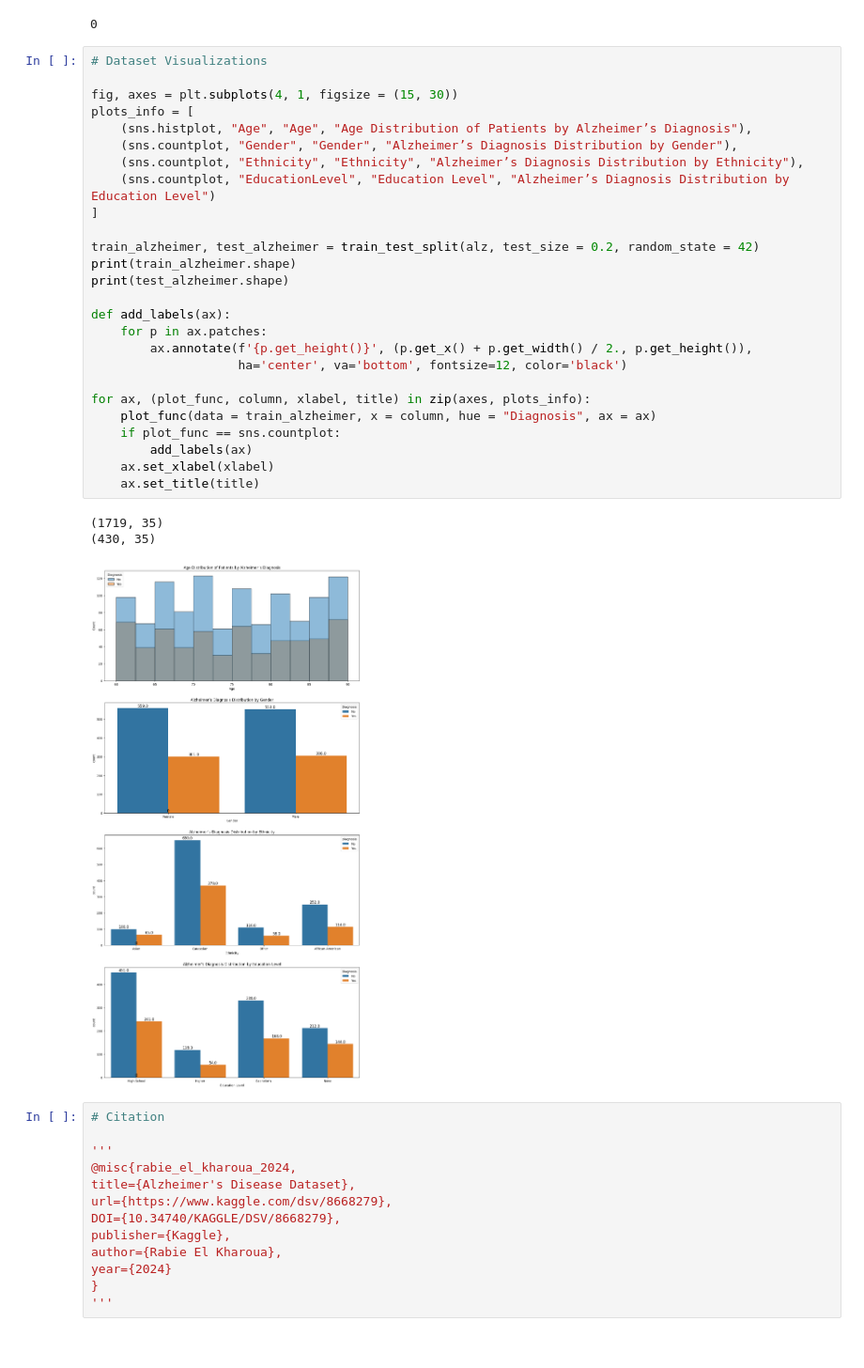
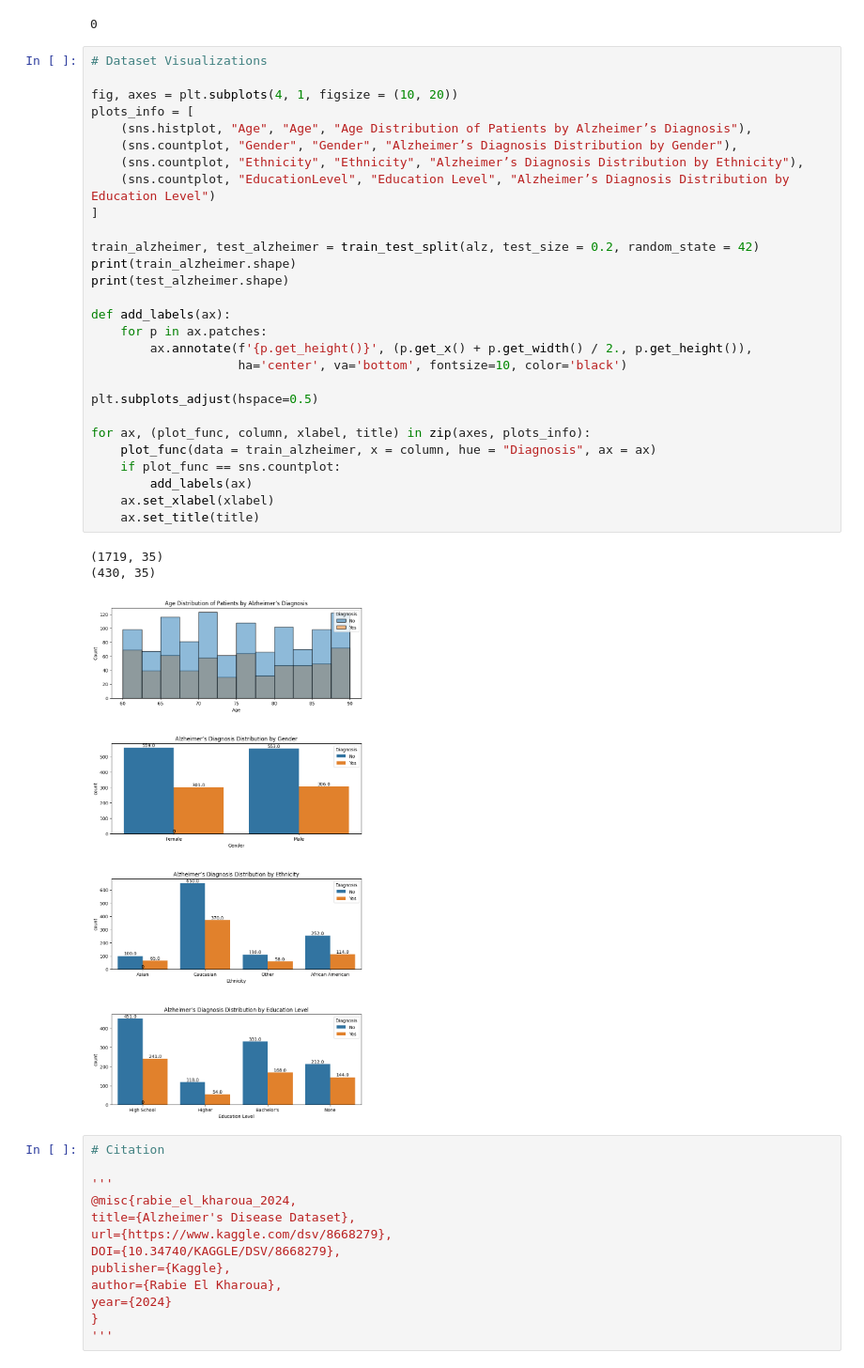
Before and after one commit to vivhoang84/DS-Alzheimer-Prediction, a Jupyter notebook: Alzheimer.ipynb, the cells around one changed output. Shown at 94% size. Saved outputs shown, nothing was run; the diff lists cells and outputs as text.

Commit message:
updated graphs

```diff
--- a/Alzheimer.ipynb
+++ b/Alzheimer.ipynb
@@ -153,33 +153,35 @@ alz.duplicated().sum()
 # %%
 # Dataset Visualizations
 
-fig, axes = plt.subplots(4, 1, figsize = (15, 30))
+fig, axes = plt.subplots(4, 1, figsize = (10, 20))
 plots_info = [
     (sns.histplot, "Age", "Age", "Age Distribution of Patients by Alzheimer’s Diagnosis"),
     (sns.countplot, "Gender", "Gender", "Alzheimer’s Diagnosis Distribution by Gender"),
     (sns.countplot, "Ethnicity", "Ethnicity", "Alzheimer’s Diagnosis Distribution by Ethnicity"),
     (sns.countplot, "EducationLevel", "Education Level", "Alzheimer’s Diagnosis Distribution by Education Level")
 ]
 
 train_alzheimer, test_alzheimer = train_test_split(alz, test_size = 0.2, random_state = 42)
 print(train_alzheimer.shape)
 print(test_alzheimer.shape)
 
 def add_labels(ax):
     for p in ax.patches:
         ax.annotate(f'{p.get_height()}', (p.get_x() + p.get_width() / 2., p.get_height()),
-                    ha='center', va='bottom', fontsize=12, color='black')
+                    ha='center', va='bottom', fontsize=10, color='black')
+
+plt.subplots_adjust(hspace=0.5)
 
 for ax, (plot_func, column, xlabel, title) in zip(axes, plots_info):
     plot_func(data = train_alzheimer, x = column, hue = "Diagnosis", ax = ax)
     if plot_func == sns.countplot:
         add_labels(ax)
     ax.set_xlabel(xlabel)
     ax.set_title(title)
 # %% [output]
 (1719, 35)
 (430, 35)
-[figure, old version]
+[figure, new version]
 # %%
 # Citation
 
```
